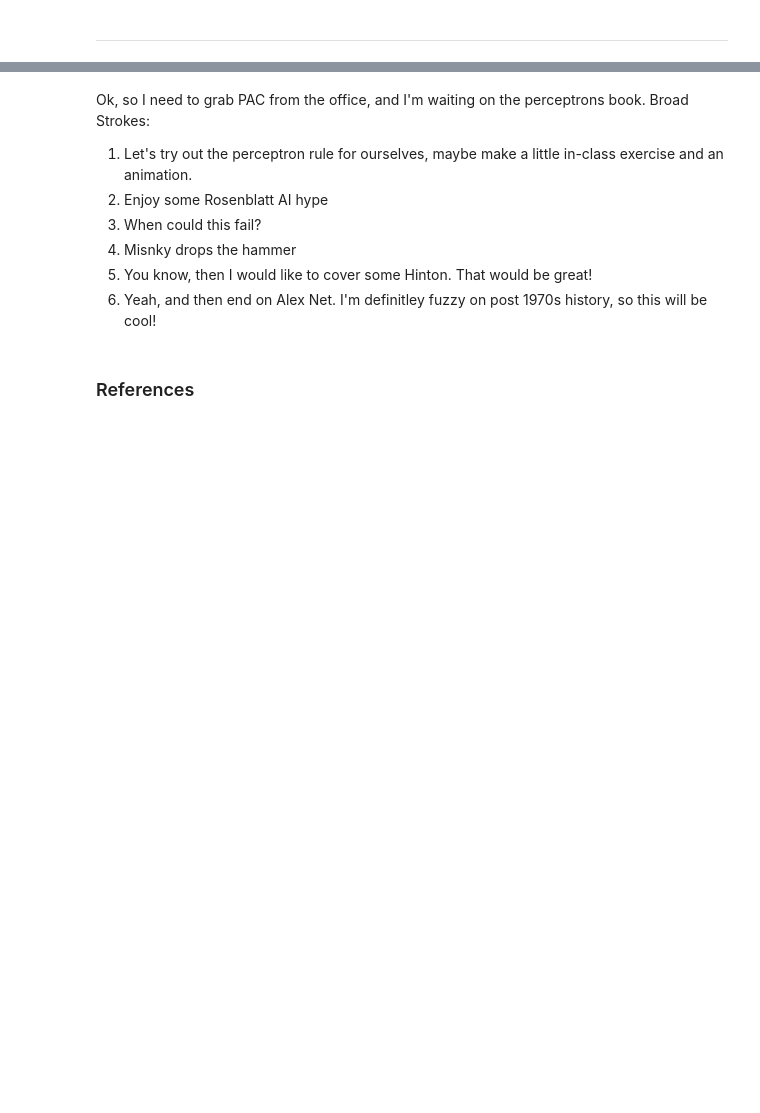
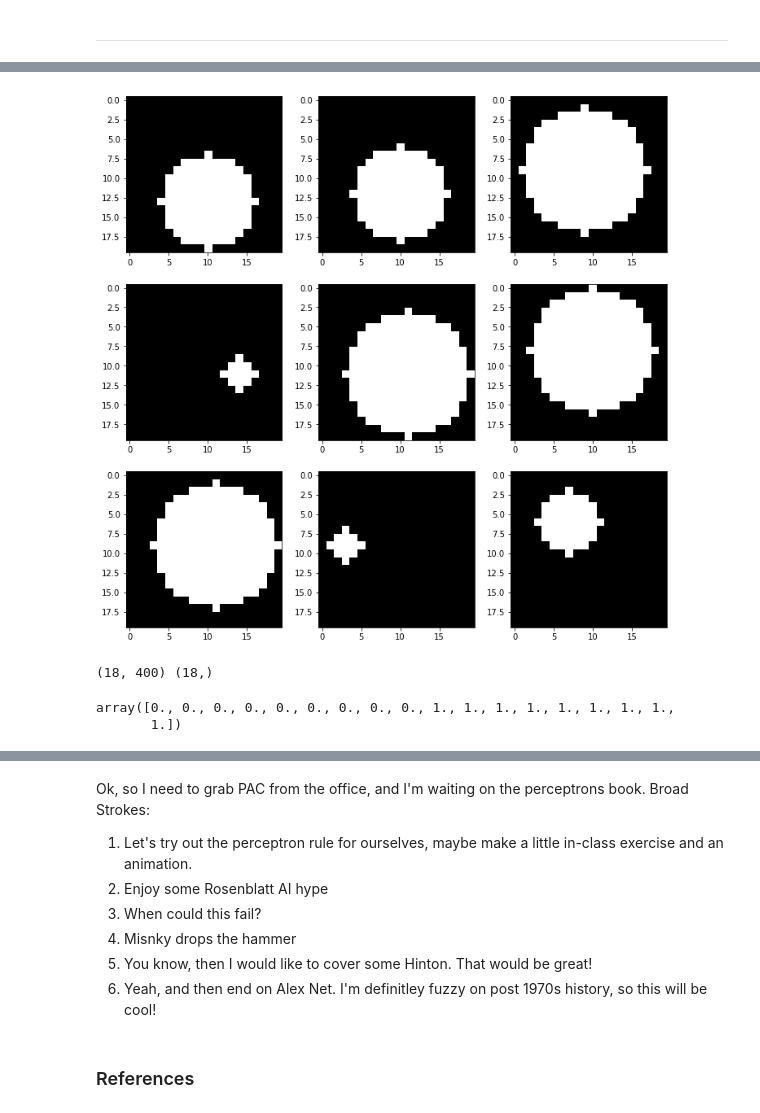
Before and after one commit to unccv/neural_networks, a Jupyter notebook: notebooks/A Brief History of Neural Networks.ipynb, the cells around one changed output, grey strips where cells are left out. Cells and saved outputs as stored; diff of their text form; code cells hidden in the pictures; blank space fills up the shorter version.

```diff
--- a/notebooks/A Brief History of Neural Networks.ipynb
+++ b/notebooks/A Brief History of Neural Networks.ipynb
@@ -377,0 +467,10 @@ Let's find out!
+# %%
+balls = make_random_balls(num_balls = num_examples, im_shape = im_shape)
+
+fig = figure(0, (12,12))
+for i, ball in enumerate(balls):
+    if i < 9:
+        fig.add_subplot(3, 3, i + 1)
+        imshow(ball, cmap = 'gray')
+# %% [output]
+[figure, added]
@@ -377,0 +483,9 @@ Let's find out!
+# %%
+print(X.shape, y.shape)
+# %% [output]
+(18, 400) (18,)
+# %%
+y
+# %% [output]
+array([0., 0., 0., 0., 0., 0., 0., 0., 0., 1., 1., 1., 1., 1., 1., 1., 1.,
+       1.])
```
Also changed, not shown: parts of 30 cells of this notebook, 14 other files.
